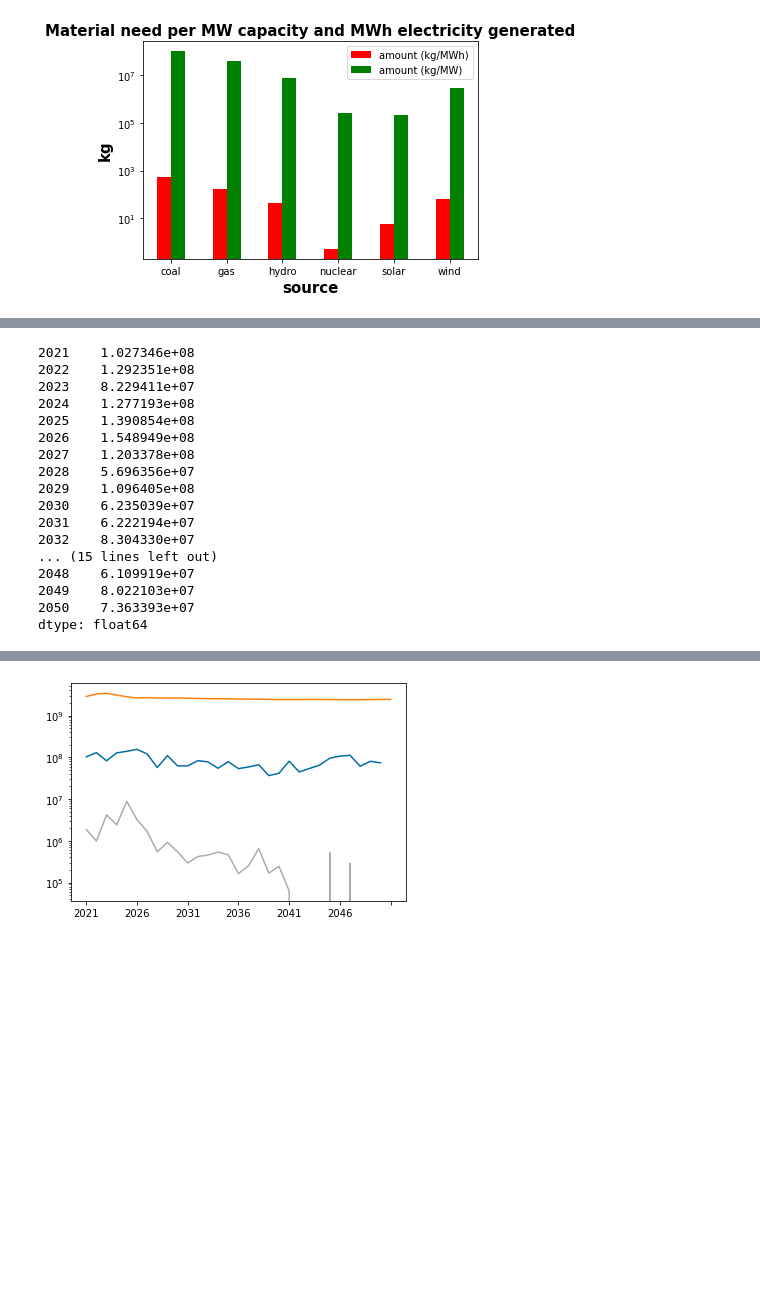
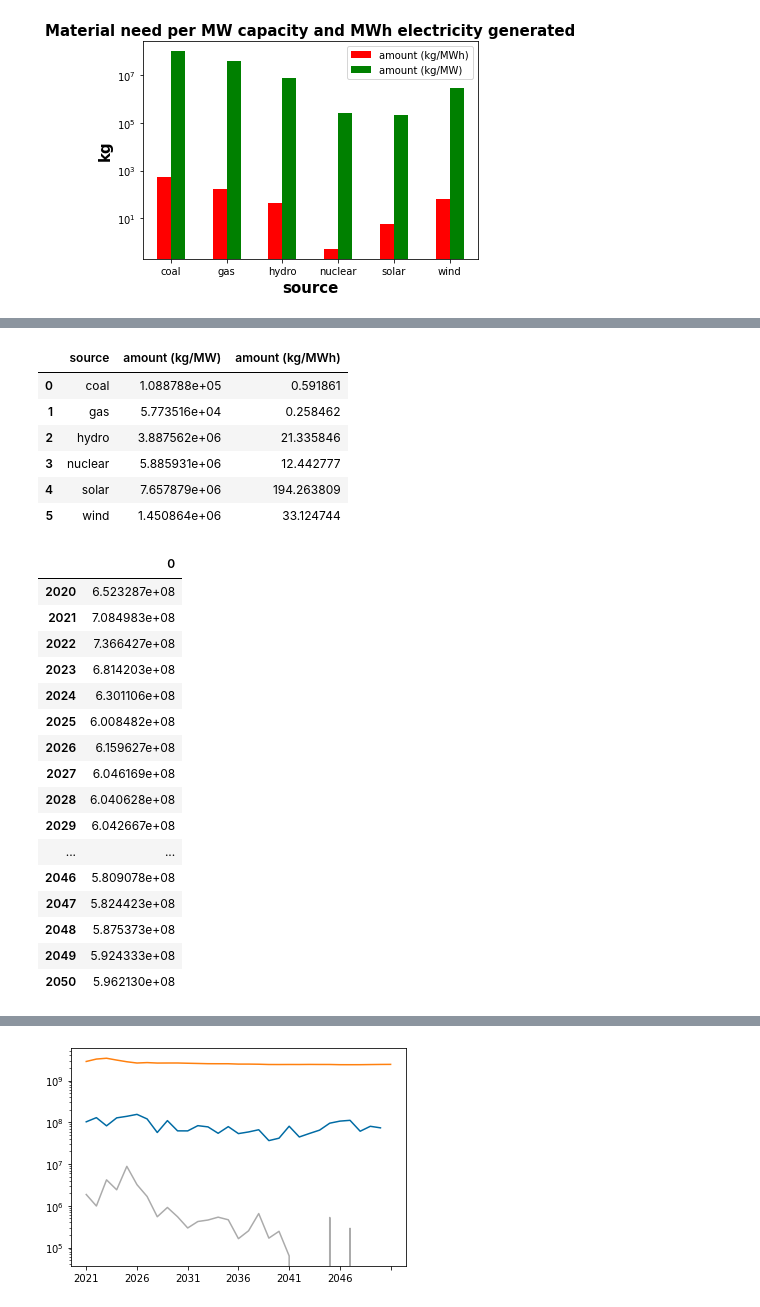
Before and after one commit to di212/mining_waste, a Jupyter notebook: get_material_flows (1).ipynb, the cells around one changed output, grey strips where cells are left out. Cells and saved outputs as stored; diff of their text form; code cells hidden in the pictures; blank space fills up the shorter version.

```diff
--- a/get_material_flows (1).ipynb
+++ b/get_material_flows (1).ipynb
@@ -326,23 +274,37 @@ gen
 # %%
+total_front_waste
 annual_constr_waste=constructions*[5.773516e+04, 1.450864e+06, 5.885931e+06, 3.887562e+06, 7.657879e+06]
 annual_constr_waste_tot = annual_constr_waste.sum(axis=1) #in tons
 annual_constr_waste_tot.to_frame()
 annual_constr_waste_tot
 # %% [output]
-2021    1.027346e+08
-2022    1.292351e+08
-2023    8.229411e+07
-2024    1.277193e+08
-2025    1.390854e+08
-2026    1.548949e+08
-2027    1.203378e+08
-2028    5.696356e+07
-2029    1.096405e+08
-2030    6.235039e+07
-2031    6.222194e+07
-2032    8.304330e+07
-... (15 lines left out)
-2048    6.109919e+07
-2049    8.022103e+07
-2050    7.363393e+07
-dtype: float64
+|  | source | amount (kg/MW) | amount (kg/MWh) |
+| 0 | coal | 1.088788e+05 | 0.591861 |
+| 1 | gas | 5.773516e+04 | 0.258462 |
+| 2 | hydro | 3.887562e+06 | 21.335846 |
+| 3 | nuclear | 5.885931e+06 | 12.442777 |
+| 4 | solar | 7.657879e+06 | 194.263809 |
+| 5 | wind | 1.450864e+06 | 33.124744 |
+# %%
+total_oper_need
+annual_oper_need=gen*1000*[545,172.8,0.075434,0.097416,0, 0.175951]
+annual_oper_need_tot= annual_oper_need.sum(axis=1) #in tons
+annual_oper_need_tot.to_frame()
+# %% [output]
+|  | 0 |
+| 2020 | 6.523287e+08 |
+| 2021 | 7.084983e+08 |
+| 2022 | 7.366427e+08 |
+| 2023 | 6.814203e+08 |
+| 2024 | 6.301106e+08 |
+| 2025 | 6.008482e+08 |
+| 2026 | 6.159627e+08 |
+| 2027 | 6.046169e+08 |
+| 2028 | 6.040628e+08 |
+| 2029 | 6.042667e+08 |
+| ... | ... |
+| 2046 | 5.809078e+08 |
+| 2047 | 5.824423e+08 |
+| 2048 | 5.875373e+08 |
+| 2049 | 5.924333e+08 |
+| 2050 | 5.962130e+08 |
```
Also changed, not shown: parts of 21 cells of this notebook.
